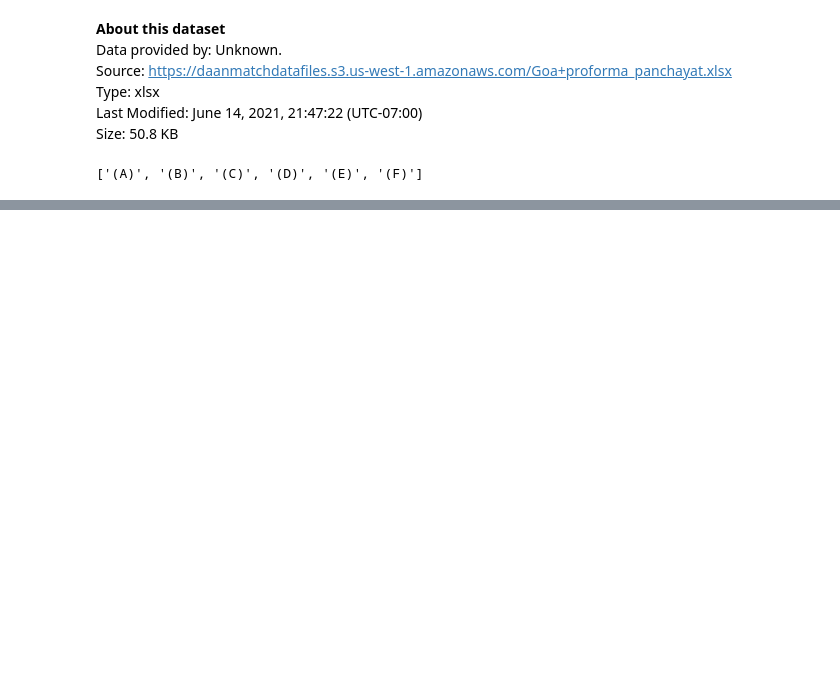
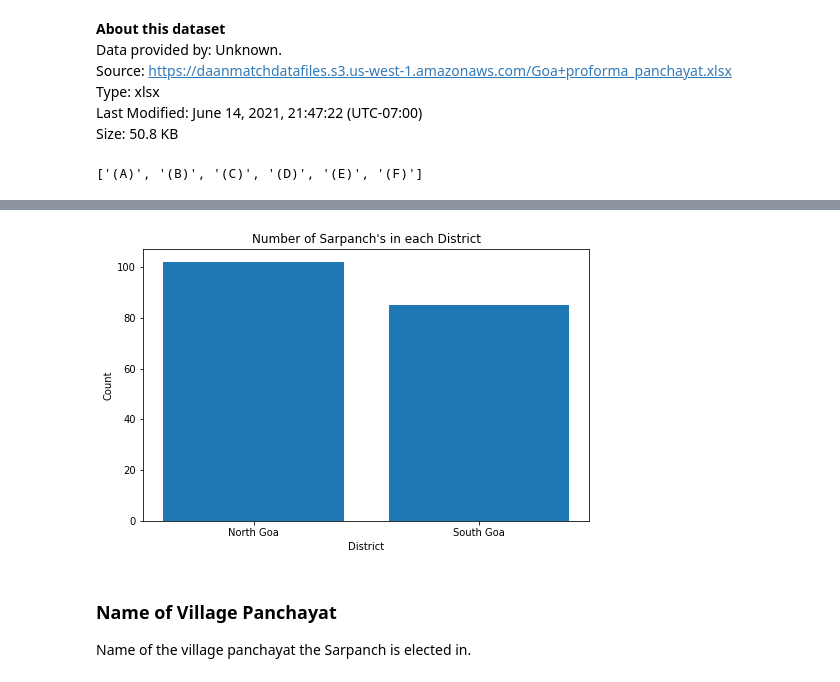
Before and after one commit to shayan-khoygani/Codebook, a Jupyter notebook: Goa proforma_panchayat/Goa proforma_panchayat.ipynb, the cells around one changed output, grey strips where cells are left out. Cells and saved outputs as stored; diff of their text form; code cells hidden in the pictures; blank space fills up the shorter version.

```diff
--- a/Goa proforma_panchayat/Goa proforma_panchayat.ipynb
+++ b/Goa proforma_panchayat/Goa proforma_panchayat.ipynb
@@ -50,0 +124,10 @@ csr_spent_17_18.head()
+# %%
+goa_proforma_A.rename(columns = {'Unnamed: 0' : 'Sr.No',
+                                 'Unnamed: 1' : 'Name of the District along with State',
+                                 'Unnamed: 2' : 'Name of Village Panchayat',
+                                 'Unnamed: 3' : 'Name of Sarpanch',
+                                 'Unnamed: 4' : 'Address with Pin Code',
+                                 'Unnamed: 5' : 'Mobile No./Email Address'}, inplace = True)
+goa_proforma_A = goa_proforma_A.iloc[1:, :]
+goa_proforma_A = goa_proforma_A.reset_index(drop = True)
+goa_proforma_A
@@ -50,0 +482,3 @@ csr_spent_17_18.head()
+# %%
+column = goa_proforma_A["Name of the District along with State"]
+column
@@ -50,0 +514,3 @@ csr_spent_17_18.head()
+# %%
+districts = column.apply(lambda x: str(x[:9]))
+districts
@@ -50,0 +530,7 @@ csr_spent_17_18.head()
+# %%
+print("Unique values:", districts.unique())
+print("No. of unique values:", len(districts.unique()))
+
+# Table of number of Sarpanchs in each district
+table = districts.value_counts().rename_axis('District').reset_index(name='Count')
+table
@@ -50,0 +543,13 @@ csr_spent_17_18.head()
+# %%
+plt.figure(figsize = (8, 5))
+plt.bar(table["District"], table["Count"])
+plt.title("Number of Sarpanch's in each District")
+plt.xlabel("District")
+plt.ylabel("Count")
+plt.show()
+# %% [output]
+[figure, added]
+# %% [markdown]
+### Name of Village Panchayat
+<a class="anchor" id="5.1.3"></a>
+Name of the village panchayat the Sarpanch is elected in.
```
Also changed, not shown: parts of 81 cells of this notebook.
